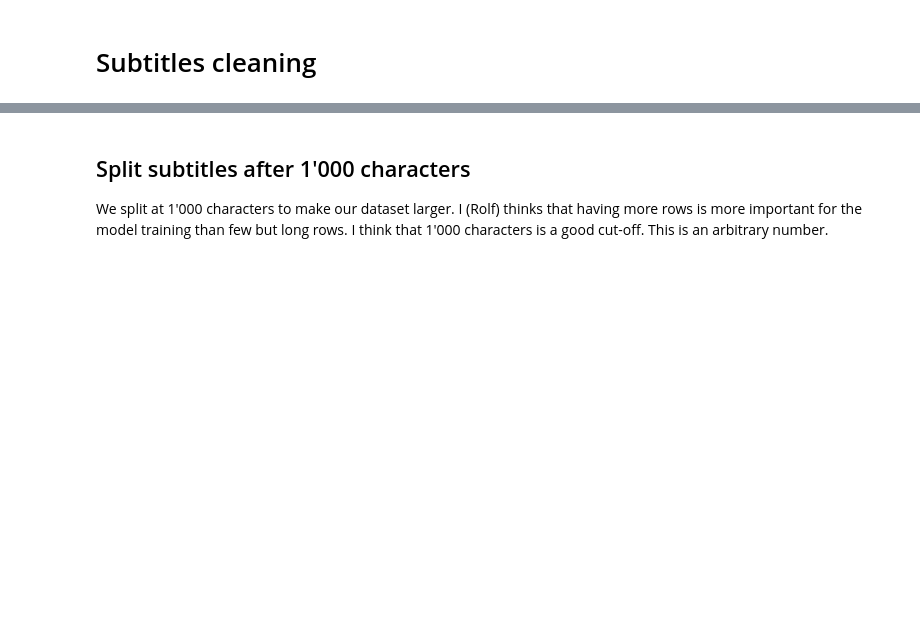
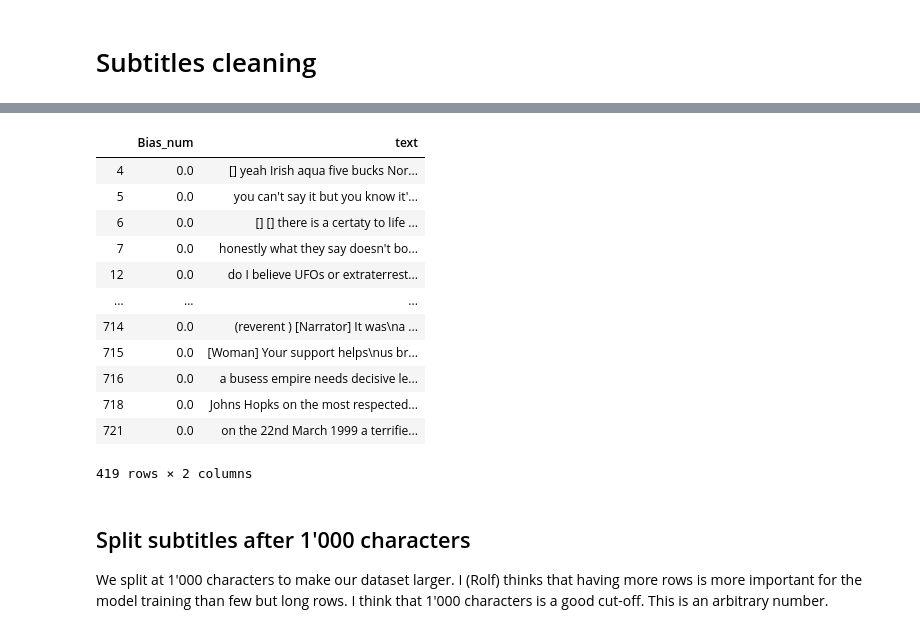
Before and after one commit to Rolfstx/esade_fake_news, a Jupyter notebook: 1_Climate_Change/youtube_query/data/nlp/notebooks/Extract_subtitles2.ipynb, the cells around one changed output, grey strips where cells are left out. Drawn from its saved outputs; the diff is of its cells as text; code cells hidden in the pictures; blank space fills up the shorter version.

```diff
--- a/1_Climate_Change/youtube_query/data/nlp/notebooks/Extract_subtitles2.ipynb
+++ b/1_Climate_Change/youtube_query/data/nlp/notebooks/Extract_subtitles2.ipynb
@@ -178,6 +222,22 @@ for channel in unique_channel_split:
 to_replace = ['Music', 'music', 'Applause', 'applause', 'Laughter', 'laughter']
 
 df['text'].replace(to_replace, '', inplace=True, regex=True)
+# %%
+df
+# %% [output]
+|  | Bias_num | text |
+| 4 | 0.0 | [] yeah Irish aqua five bucks Nor... |
+| 5 | 0.0 | you can't say it but you know it'... |
+| 6 | 0.0 | [] [] there is a certaty to life ... |
+| 7 | 0.0 | honestly what they say doesn't bo... |
+| 12 | 0.0 | do I believe UFOs or extraterrest... |
+| ... | ... | ... |
+| 714 | 0.0 | (reverent ) [Narrator] It was\na ... |
+| 715 | 0.0 | [Woman] Your support helps\nus br... |
+| 716 | 0.0 | a busess empire needs decisive le... |
+| 718 | 0.0 | Johns Hopks on the most respected... |
+| 721 | 0.0 | on the 22nd March 1999 a terrifie... |
+419 rows × 2 columns
 # %%
 df.to_csv('00000000-000000_climate_change_nlp_subs_clean.csv')
 # %% [markdown]
```
Also changed, not shown: parts of 11 cells of this notebook, 5 other files.
